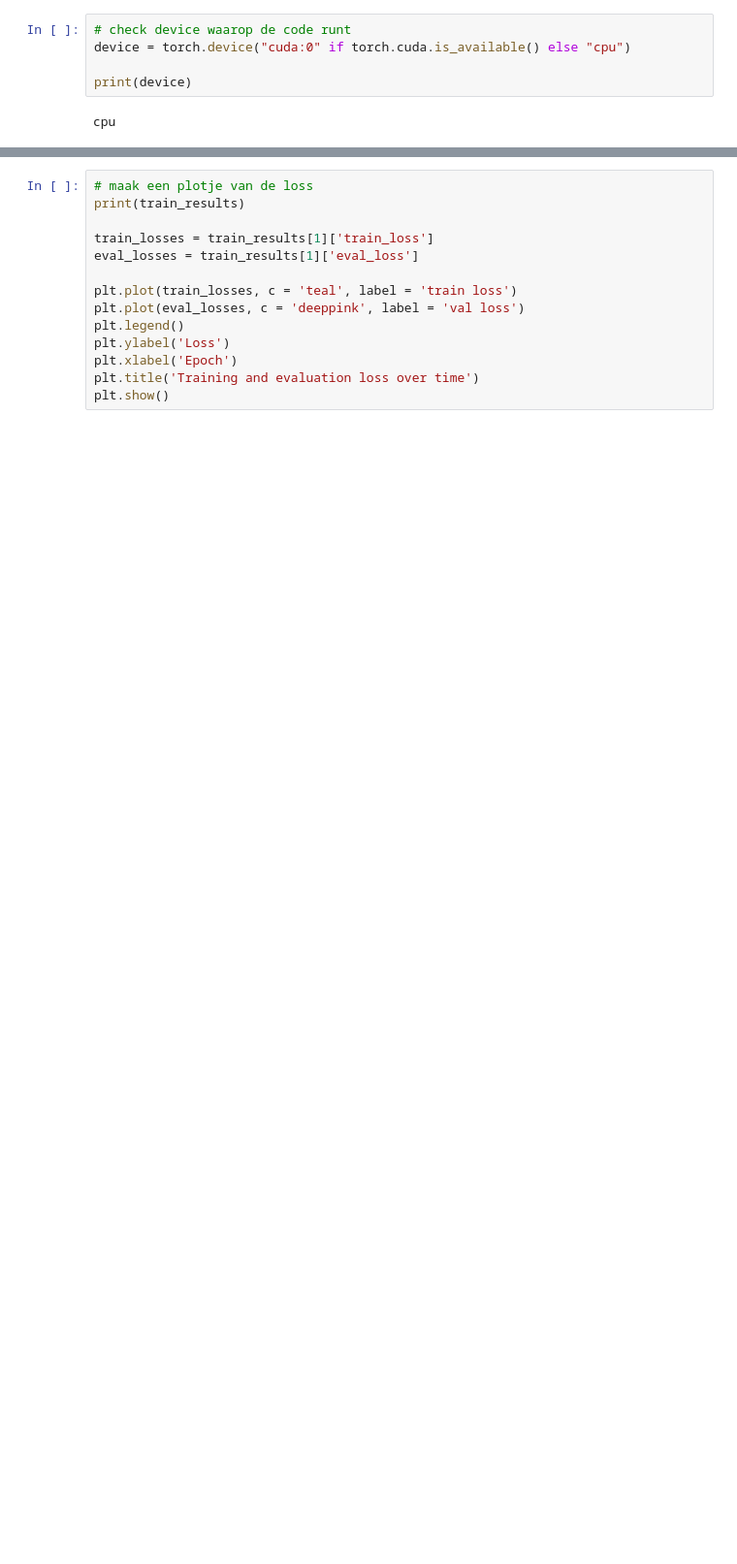
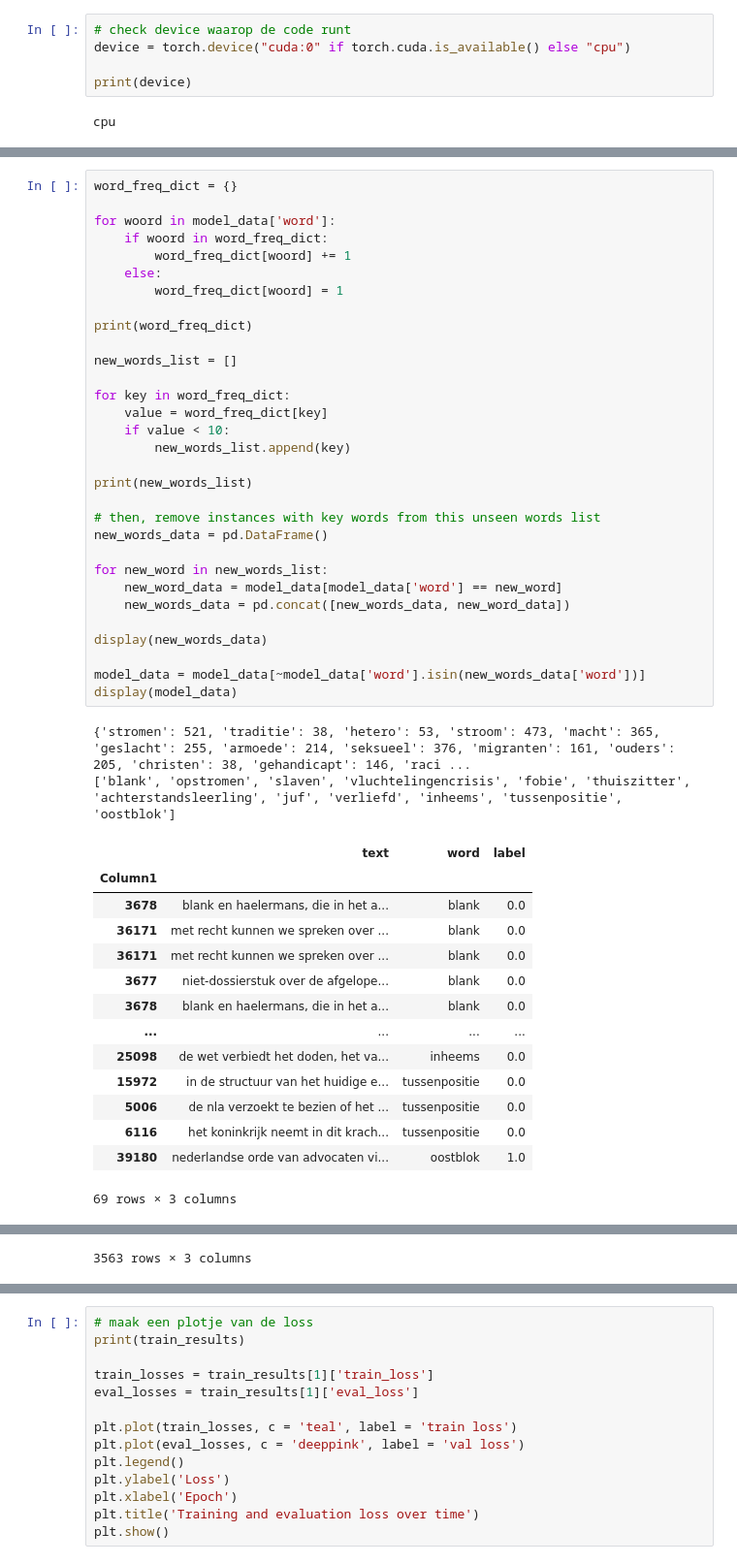
Before and after one commit to milenadeswart/Datalab_PDR, a Jupyter notebook: 02_analyse/BERT_train_cased.ipynb, the cells around one changed output, grey strips where cells are left out. Shown: that part at 97% size. Saved outputs shown, nothing was run; the diff lists cells and outputs as text; blank space fills up the shorter version.

```diff
--- a/02_analyse/BERT_train_cased.ipynb
+++ b/02_analyse/BERT_train_cased.ipynb
@@ -178,0 +245,48 @@ print(word_freq)
+# %%
+word_freq_dict = {}
+
+for woord in model_data['word']:
+    if woord in word_freq_dict:
+        word_freq_dict[woord] += 1
+    else:
+        word_freq_dict[woord] = 1
+
+print(word_freq_dict)
+
+new_words_list = []
+
+for key in word_freq_dict:
+    value = word_freq_dict[key]
+    if value < 10:
+        new_words_list.append(key)
+
+print(new_words_list)
+
+# then, remove instances with key words from this unseen words list
+new_words_data = pd.DataFrame()
+
+for new_word in new_words_list:
+    new_word_data = model_data[model_data['word'] == new_word]
+    new_words_data = pd.concat([new_words_data, new_word_data])
+
+display(new_words_data)
+
+model_data = model_data[~model_data['word'].isin(new_words_data['word'])]
+display(model_data)
+# %% [output]
+{'stromen': 521, 'traditie': 38, 'hetero': 53, 'stroom': 473, 'macht': 365, 'geslacht': 255, 'armoede': 214, 'seksueel': 376, 'migranten': 161, 'ouders': 205, 'christen': 38, 'gehandicapt': 146, 'raci ...
+['blank', 'opstromen', 'slaven', 'vluchtelingencrisis', 'fobie', 'thuiszitter', 'achterstandsleerling', 'juf', 'verliefd', 'inheems', 'tussenpositie', 'oostblok']
+|  | text | word | label |
+| Column1 |  |  |  |
+| 3678 | blank en haelermans, die in het a... | blank | 0.0 |
+| 36171 | met recht kunnen we spreken over ... | blank | 0.0 |
+| 36171 | met recht kunnen we spreken over ... | blank | 0.0 |
+| 3677 | niet-dossierstuk over de afgelope... | blank | 0.0 |
+| 3678 | blank en haelermans, die in het a... | blank | 0.0 |
+| ... | ... | ... | ... |
+| 25098 | de wet verbiedt het doden, het va... | inheems | 0.0 |
+| 15972 | in de structuur van het huidige e... | tussenpositie | 0.0 |
+| 5006 | de nla verzoekt te bezien of het ... | tussenpositie | 0.0 |
+| 6116 | het koninkrijk neemt in dit krach... | tussenpositie | 0.0 |
+| 39180 | nederlandse orde van advocaten vi... | oostblok | 1.0 |
+69 rows × 3 columns
@@ -179,2 +306,3 @@ print(word_freq)
+3563 rows × 3 columns
 # %%
 # implementeer undersampling, oversampling, normaal sampling
```
Also changed, not shown: parts of 29 cells of this notebook.
